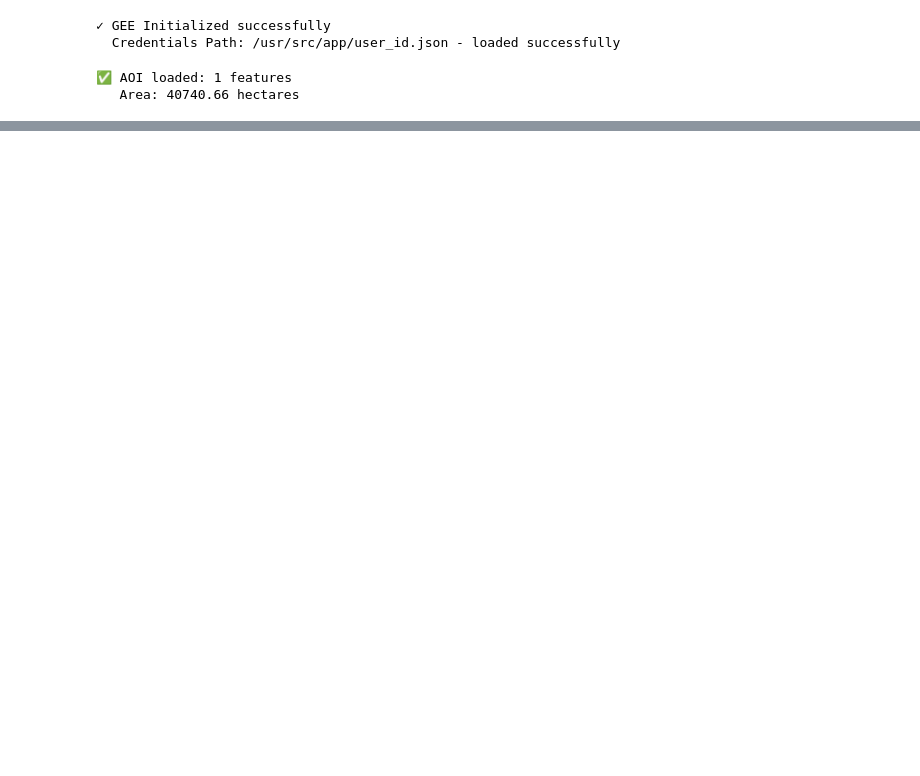
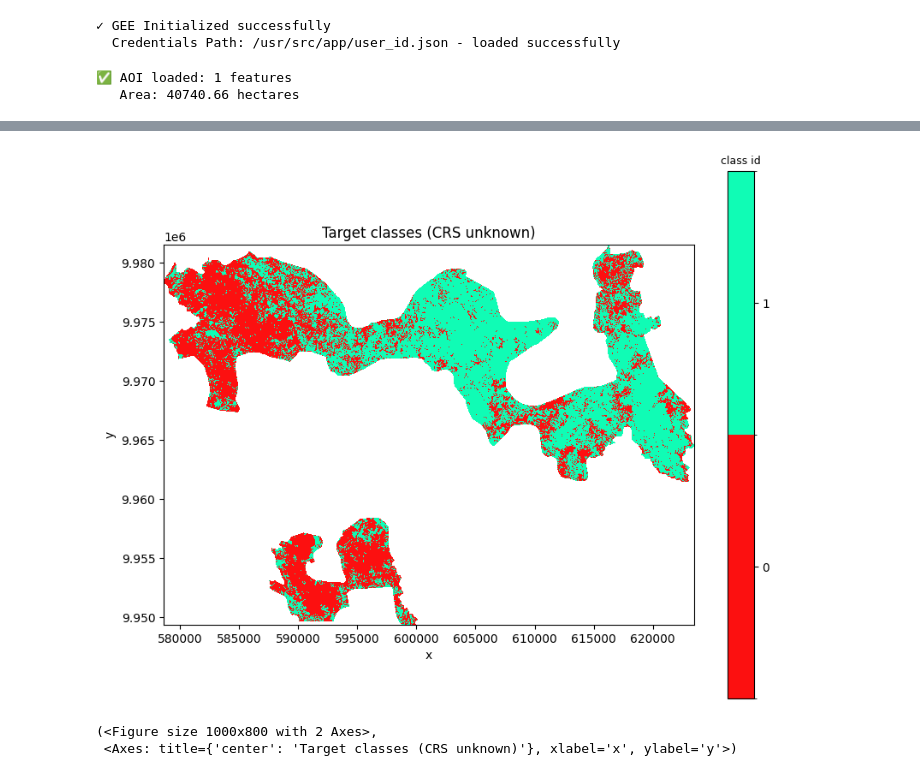
Before and after one commit to miqbalf/gis-carbon-ai, a Jupyter notebook: jupyter/notebooks/02w_merge_historical_current_zone_eligibility.ipynb, the cells around one changed output, grey strips where cells are left out. Cells and saved outputs as stored; diff of their text form; code cells hidden in the pictures; blank space fills up the shorter version.

```diff
--- a/jupyter/notebooks/02w_merge_historical_current_zone_eligibility.ipynb
+++ b/jupyter/notebooks/02w_merge_historical_current_zone_eligibility.ipynb
@@ -51 +158,24 @@ print(f"   Area: {aoi_gpd_utm.geometry.area.sum()/10000:.2f} hectares")
+# %%
+# from forestry_carbon_arr import plot_unstack_ds
+import forestry_carbon_arr.ML.vis as fc_vis
+importlib.reload(forestry_carbon_arr)
+importlib.reload(fc_vis)
+
+## palette for tsfresh
+palette_class_segment_tsfresh = {
+    0: '#fc0303',   # not-eligible
+    1: '#03fcb1'  # eligible
+}
+
+# Derived mapping ready for plot_unstack_ds(cmap_custom=...)
+cmap_custom_tsfresh = {cid: hexcolor for cid, hexcolor in palette_class_segment_tsfresh.items()}
+print("cmap_custom defined for classes tsfresh:", sorted(cmap_custom_tsfresh.keys()))
+
+# plot_unstack_ds(ds_tsfresh_test,y=True,y_var='y_pred',cmap_custom=palette_class_segment_tsfresh)
+fc_vis.plot_unstack_ds(ds_tsfresh_features,y=True,y_var='y_pred',cmap_custom=palette_class_segment_tsfresh,
+                stack_grid=True)
+# %% [output]
+[figure, added]
+(<Figure size 1000x800 with 2 Axes>,
+ <Axes: title={'center': 'Target classes (CRS unknown)'}, xlabel='x', ylabel='y'>)
 # %%
```
Also changed, not shown: parts of 62 cells of this notebook.
